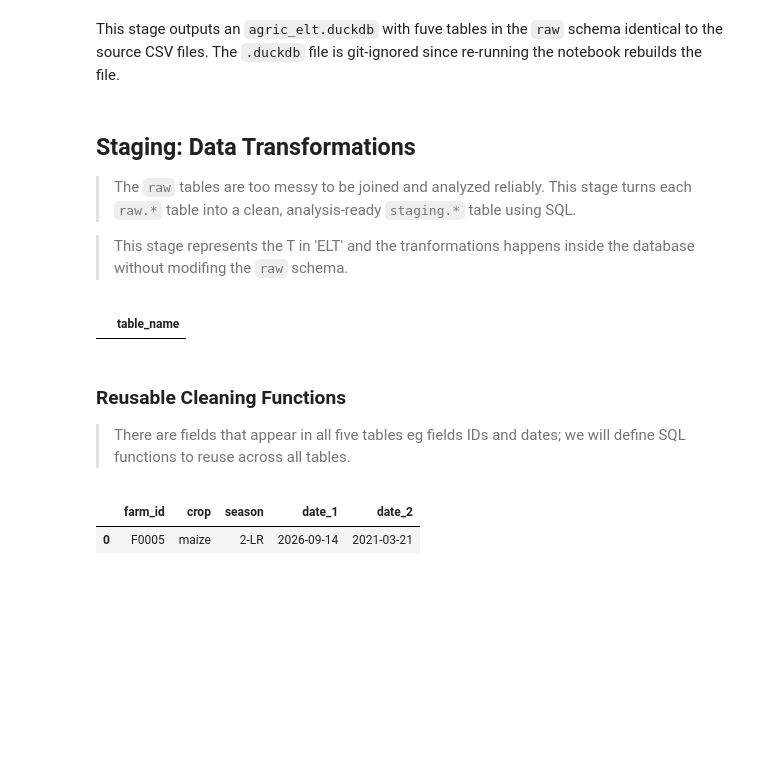
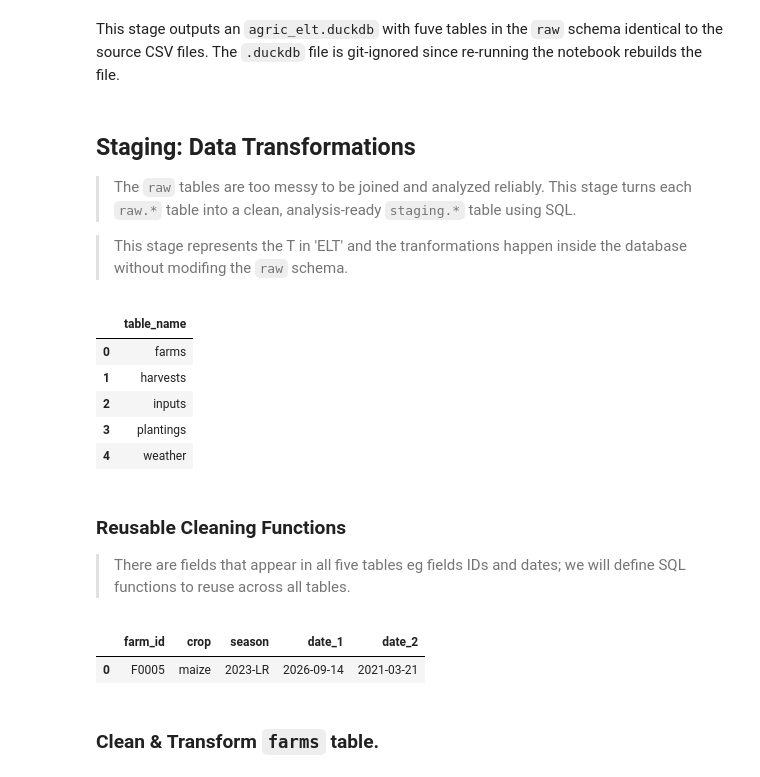
Before and after one commit to edi-kanyua/Predictive-Modeling-in-Agriculture, a Jupyter notebook: Agriculture_ELT.ipynb, the cells around one changed output. Saved outputs shown, nothing was run; the diff lists cells and outputs as text; code cells hidden in the pictures; blank space fills up the shorter version.

```diff
--- a/Agriculture_ELT.ipynb
+++ b/Agriculture_ELT.ipynb
@@ -231,18 +249,24 @@ This stage outputs an `agric_elt.duckdb` with fuve tables in the `raw` schema id
 
 > The `raw` tables are too messy to be joined and analyzed reliably. This stage turns each `raw.*` table into a clean, analysis-ready `staging.*` table using SQL.
 
-> This stage represents the T in 'ELT' and the tranformations happens inside the database without modifing the `raw` schema.
+> This stage represents the T in 'ELT' and the tranformations happen inside the database without modifing the `raw` schema.
 # %%
+# Preview the tables in raw schema
 conn.sql(
     """
       SELECT table_name
       FROM information_schema.tables
-      WHERE table_schema == 'staging'
+      WHERE table_schema == 'raw'
       ORDER BY 1
     """
 ).df()
 # %% [output]
 |  | table_name |
+| 0 | farms |
+| 1 | harvests |
+| 2 | inputs |
+| 3 | plantings |
+| 4 | weather |
 # %% [markdown]
 ### Reusable Cleaning Functions
 
@@ -269,12 +293,28 @@ conn.sql(
     """
 )
 
+# Standadize county names
+# County names
+conn.sql("""
+    CREATE OR REPLACE MACRO clean_county(x) AS
+        CASE lower(replace(trim(x), '-', ' '))
+            WHEN 'kisumu'      THEN 'Kisumu'
+            WHEN 'nakuru'      THEN 'Nakuru'
+            WHEN 'uasin gishu' THEN 'Uasin Gishu'
+            WHEN 'kakamega'    THEN 'Kakamega'
+            WHEN 'machakos'    THEN 'Machakos'
+            WHEN 'meru'        THEN 'Meru'
+            WHEN 'bungoma'     THEN 'Bungoma'
+            WHEN 'narok'       THEN 'Narok'
+        END
+""")
+
 # Varying season labels:
 # '2023 Long Rains', 'LR2023', '2023 LR' e.t.c >> become 2023-LR
 conn.sql(
     """
       CREATE OR REPLACE MACRO clean_season(x) AS
-        regexp_extract(x, '[0-9{4}]', 0) || '-' ||
+        regexp_extract(x, '[0-9]{4}', 0) || '-' ||
         CASE WHEN lower(x) LIKE '%short%' OR upper(x) LIKE '%SR%' THEN 'SR'
              WHEN lower(x) LIKE '%long%' OR upper(x) LIKE '%LR%' THEN 'LR'
         END
@@ -306,4 +346,6 @@ conn.sql(
 ).df()
 # %% [output]
 |  | farm_id | crop | season | date_1 | date_2 |
-| 0 | F0005 | maize | 2-LR | 2026-09-14 | 2021-03-21 |
+| 0 | F0005 | maize | 2023-LR | 2026-09-14 | 2021-03-21 |
+# %% [markdown]
+### Clean & Transform `farms` table.
```
Also changed, not shown: parts of 11 cells of this notebook.
